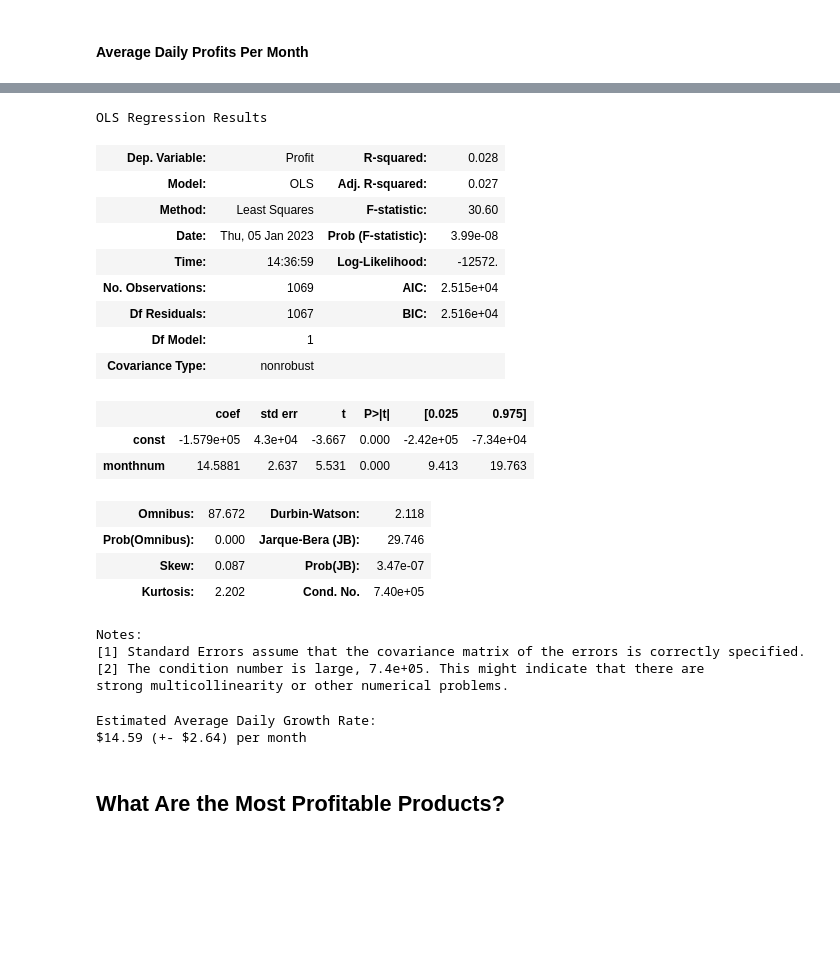
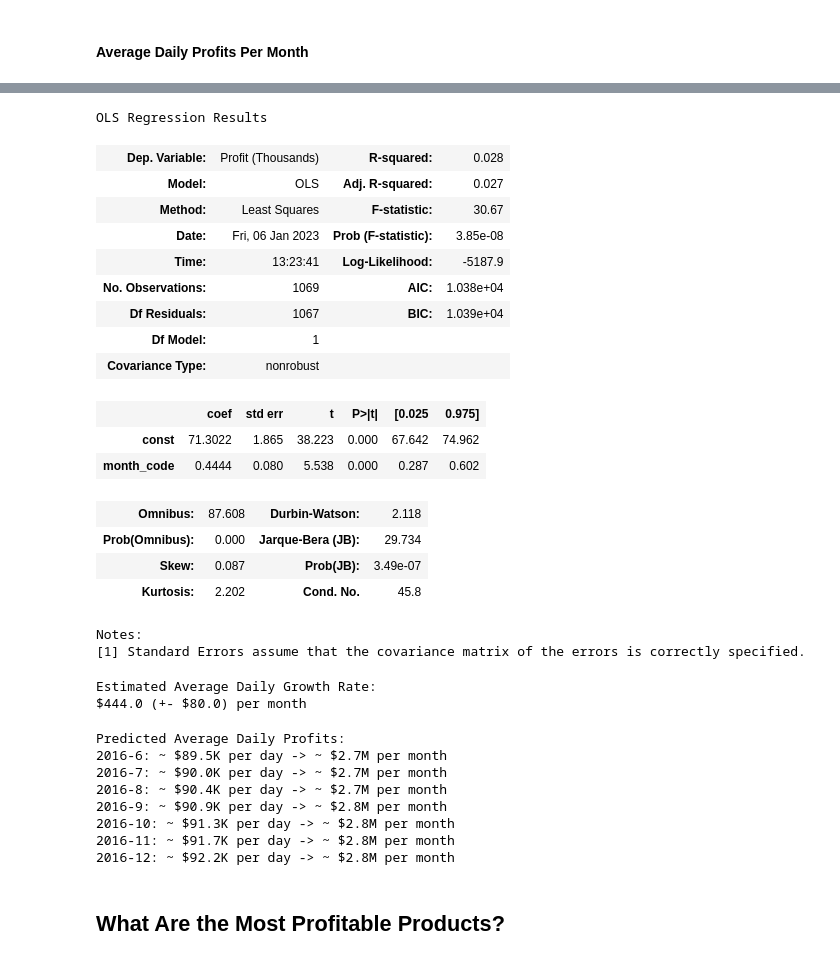
Before and after one commit to Max-FM/dataplatforms_project, a Jupyter notebook: analysis.ipynb, the cells around one changed output, grey strips where cells are left out. Cells and saved outputs as stored; diff of their text form; code cells hidden in the pictures; blank space fills up the shorter version.

```diff
--- a/analysis.ipynb
+++ b/analysis.ipynb
@@ -295,40 +272,59 @@ plt.title("Average Daily Profit Generated Each Month");
+# %%
+profits_by_date["month_code"] = profits_by_date["Month"].astype("category").cat.codes
 # %%
-x = profits_by_date["monthnum"]
-y = profits_by_date["Profit"]
+x = profits_by_date["month_code"]
+y = profits_by_date["Profit (Thousands)"]
 
 x = sm.add_constant(x)
 model = sm.OLS(y, x)
 results = model.fit()
 
 results.summary()
 # %% [output]
 OLS Regression Results
-| Dep. Variable: | Profit | R-squared: | 0.028 |
+| Dep. Variable: | Profit (Thousands) | R-squared: | 0.028 |
 | Model: | OLS | Adj. R-squared: | 0.027 |
-| Method: | Least Squares | F-statistic: | 30.60 |
-| Date: | Thu, 05 Jan 2023 | Prob (F-statistic): | 3.99e-08 |
-| Time: | 14:36:59 | Log-Likelihood: | -12572. |
-| No. Observations: | 1069 | AIC: | 2.515e+04 |
-| Df Residuals: | 1067 | BIC: | 2.516e+04 |
+| Method: | Least Squares | F-statistic: | 30.67 |
+| Date: | Fri, 06 Jan 2023 | Prob (F-statistic): | 3.85e-08 |
+| Time: | 13:23:41 | Log-Likelihood: | -5187.9 |
+| No. Observations: | 1069 | AIC: | 1.038e+04 |
+| Df Residuals: | 1067 | BIC: | 1.039e+04 |
 | Df Model: | 1 |  |  |
 | Covariance Type: | nonrobust |  |  |
 |  | coef | std err | t | P>|t| | [0.025 | 0.975] |
-| const | -1.579e+05 | 4.3e+04 | -3.667 | 0.000 | -2.42e+05 | -7.34e+04 |
-| monthnum | 14.5881 | 2.637 | 5.531 | 0.000 | 9.413 | 19.763 |
+| const | 71.3022 | 1.865 | 38.223 | 0.000 | 67.642 | 74.962 |
+| month_code | 0.4444 | 0.080 | 5.538 | 0.000 | 0.287 | 0.602 |
-| Omnibus: | 87.672 | Durbin-Watson: | 2.118 |
-| Prob(Omnibus): | 0.000 | Jarque-Bera (JB): | 29.746 |
-| Skew: | 0.087 | Prob(JB): | 3.47e-07 |
-| Kurtosis: | 2.202 | Cond. No. | 7.40e+05 |
+| Omnibus: | 87.608 | Durbin-Watson: | 2.118 |
+| Prob(Omnibus): | 0.000 | Jarque-Bera (JB): | 29.734 |
+| Skew: | 0.087 | Prob(JB): | 3.49e-07 |
+| Kurtosis: | 2.202 | Cond. No. | 45.8 |
 Notes:
 [1] Standard Errors assume that the covariance matrix of the errors is correctly specified.
-[2] The condition number is large, 7.4e+05. This might indicate that there are
-strong multicollinearity or other numerical problems.
 # %%
 print("Estimated Average Daily Growth Rate:")
-print(f"${results.params[1].round(2)} (+- ${results.bse[1].round(2)}) per month")
+print(f"${(results.params[1]*1000).round()} (+- ${(results.bse[1]*1000).round()}) per month")
 # %% [output]
 Estimated Average Daily Growth Rate:
-$14.59 (+- $2.64) per month
+$444.0 (+- $80.0) per month
+# %%
+future = [f"2016-{x}" for x in range(6,13)]
+future_code = [40 + i for i in range(1,8)] # Numerical representation for months 2016-5 to 2016-12.
+future_code = sm.add_constant(future_code)
+
+daily_profit_predictions = results.predict(future_code)
+
+print("Predicted Average Daily Profits:")
+for i, daily_profit in enumerate(daily_profit_predictions):
+    print(f"{future[i]}: ~ ${daily_profit.round(1)}K per day -> ~ ${(daily_profit*365/12/1000).round(1)}M per month")
+# %% [output]
+Predicted Average Daily Profits:
+2016-6: ~ $89.5K per day -> ~ $2.7M per month
+2016-7: ~ $90.0K per day -> ~ $2.7M per month
+2016-8: ~ $90.4K per day -> ~ $2.7M per month
+2016-9: ~ $90.9K per day -> ~ $2.8M per month
+2016-10: ~ $91.3K per day -> ~ $2.8M per month
+2016-11: ~ $91.7K per day -> ~ $2.8M per month
+2016-12: ~ $92.2K per day -> ~ $2.8M per month
 # %% [markdown]
 ## What Are the Most Profitable Products?
 # %% [markdown]
```
Also changed, not shown: parts of 20 cells of this notebook.
